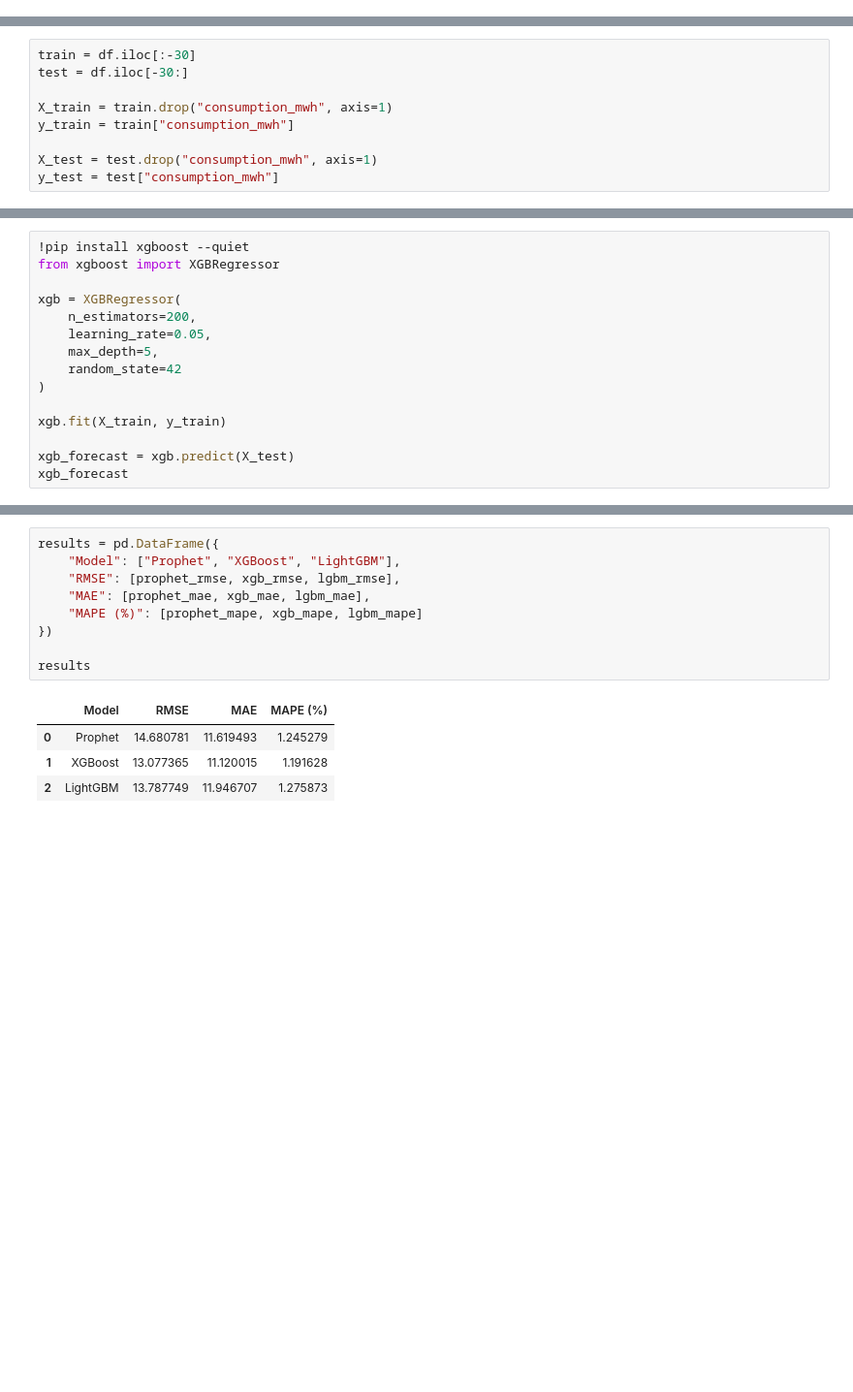
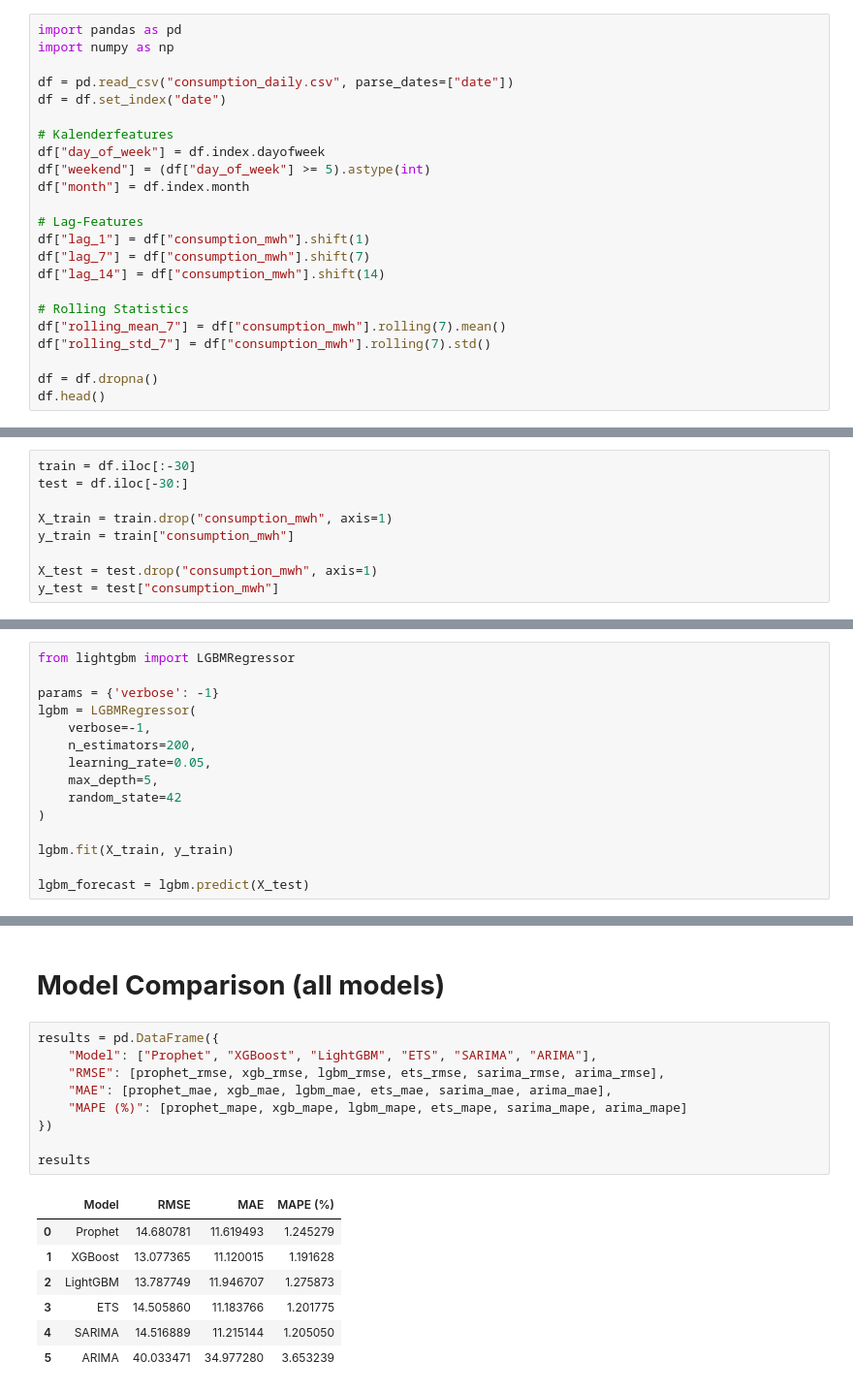
Before and after one commit to G0nkly/Ready-Set-Prophecy, a Jupyter notebook: Timeseries_Intro.ipynb, the cells around one changed output, grey strips where cells are left out. Shown at 97% size. Drawn from its saved outputs; the diff is of its cells as text; blank space fills up the shorter version.

```diff
--- a/Timeseries_Intro.ipynb
+++ b/Timeseries_Intro.ipynb
@@ -240,0 +239,23 @@ plt.show()
+# %%
+import pandas as pd
+import numpy as np
+
+df = pd.read_csv("consumption_daily.csv", parse_dates=["date"])
+df = df.set_index("date")
+
+# Kalenderfeatures
+df["day_of_week"] = df.index.dayofweek
+df["weekend"] = (df["day_of_week"] >= 5).astype(int)
+df["month"] = df.index.month
+
+# Lag-Features
+df["lag_1"] = df["consumption_mwh"].shift(1)
+df["lag_7"] = df["consumption_mwh"].shift(7)
+df["lag_14"] = df["consumption_mwh"].shift(14)
+
+# Rolling Statistics
+df["rolling_mean_7"] = df["consumption_mwh"].rolling(7).mean()
+df["rolling_std_7"] = df["consumption_mwh"].rolling(7).std()
+
+df = df.dropna()
+df.head()
@@ -331,15 +388,15 @@ y_test = test["consumption_mwh"]
 # %%
-!pip install xgboost --quiet
-from xgboost import XGBRegressor
+from lightgbm import LGBMRegressor
 
-xgb = XGBRegressor(
+params = {'verbose': -1}
+lgbm = LGBMRegressor(
+    verbose=-1,
     n_estimators=200,
     learning_rate=0.05,
     max_depth=5,
     random_state=42
 )
 
-xgb.fit(X_train, y_train)
+lgbm.fit(X_train, y_train)
 
-xgb_forecast = xgb.predict(X_test)
-xgb_forecast
+lgbm_forecast = lgbm.predict(X_test)
@@ -421,17 +430,22 @@ LightGBM Evaluation
 RMSE: 13.79
 MAE:  11.95
 MAPE: 1.28%
+# %% [markdown]
+# **Model Comparison (all models)**
 # %%
 results = pd.DataFrame({
-    "Model": ["Prophet", "XGBoost", "LightGBM"],
-    "RMSE": [prophet_rmse, xgb_rmse, lgbm_rmse],
-    "MAE": [prophet_mae, xgb_mae, lgbm_mae],
-    "MAPE (%)": [prophet_mape, xgb_mape, lgbm_mape]
+    "Model": ["Prophet", "XGBoost", "LightGBM", "ETS", "SARIMA", "ARIMA"],
+    "RMSE": [prophet_rmse, xgb_rmse, lgbm_rmse, ets_rmse, sarima_rmse, arima_rmse],
+    "MAE": [prophet_mae, xgb_mae, lgbm_mae, ets_mae, sarima_mae, arima_mae],
+    "MAPE (%)": [prophet_mape, xgb_mape, lgbm_mape, ets_mape, sarima_mape, arima_mape]
 })
 
 results
 # %% [output]
 |  | Model | RMSE | MAE | MAPE (%) |
 | 0 | Prophet | 14.680781 | 11.619493 | 1.245279 |
 | 1 | XGBoost | 13.077365 | 11.120015 | 1.191628 |
 | 2 | LightGBM | 13.787749 | 11.946707 | 1.275873 |
+| 3 | ETS | 14.505860 | 11.183766 | 1.201775 |
+| 4 | SARIMA | 14.516889 | 11.215144 | 1.205050 |
+| 5 | ARIMA | 40.033471 | 34.977280 | 3.653239 |
```
Also changed, not shown: parts of 53 cells of this notebook.
